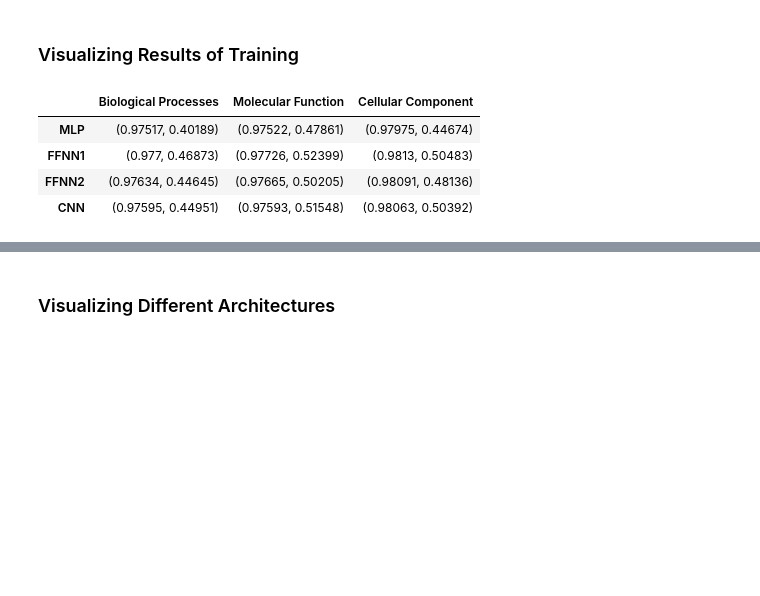
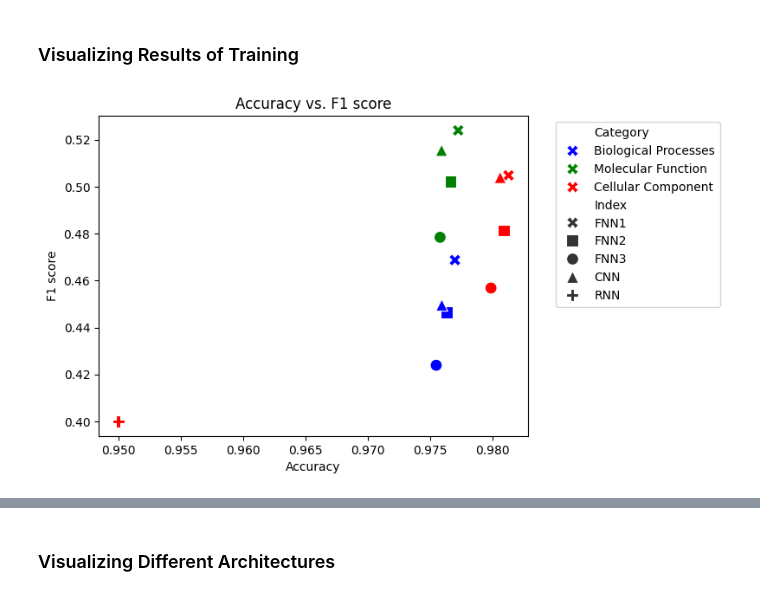
Before and after one commit to Donce530/BiologicalData_PFP, a Jupyter notebook: notebooks/BD_Final_Project.ipynb, the cells around one changed output, grey strips where cells are left out. Cells and saved outputs as stored; diff of their text form; code cells hidden in the pictures; blank space fills up the shorter version.

```diff
--- a/notebooks/BD_Final_Project.ipynb
+++ b/notebooks/BD_Final_Project.ipynb
@@ -242,18 +263,42 @@ CC_df_preds.to_csv("CellComponent_Predictions.tsv",header=False, index=False, se
 # %% [markdown]
 ### Visualizing Results of Training
 # %%
+import pandas as pd
+import seaborn as sns
+import matplotlib.pyplot as plt
+
+# Define the DataFrame
 results = {
-    'Biological Processes': [(0.97700, 0.46873), (0.97634, 0.44645), (0.97550, 0.42391), (0.97595, 0.44951)],
-    'Molecular Function': [(0.97726, 0.52399), (0.97665, 0.50205), (0.97581, 0.47844), (0.97593, 0.51548)],
-    'Cellular Component': [(0.98130, 0.50483), (0.98091, 0.48136), (0.97989, 0.45681), (0.98063, 0.50392)]
+    'Biological Processes': [(0.97700, 0.46873), (0.97634, 0.44645), (0.97550, 0.42391), (0.97595, 0.44951), (0.95, 0.4)],
+    'Molecular Function': [(0.97726, 0.52399), (0.97665, 0.50205), (0.97581, 0.47844), (0.97593, 0.51548), (0.95, 0.4)],
+    'Cellular Component': [(0.98130, 0.50483), (0.98091, 0.48136), (0.97989, 0.45681), (0.98063, 0.50392), (0.95, 0.4)]
     # note tuples are of the format (Accuracy, F1 score)
 }
 
-results_df = pd.DataFrame(results, index = ['FNN1', 'FNN2', 'FNN3', 'CNN', 'RNN'])
-results_df
+results_df = pd.DataFrame(results, index=['FNN1', 'FNN2', 'FNN3', 'CNN', 'RNN'])
+
+# Reshape the DataFrame to long format
+results_df = results_df.stack().reset_index()
+results_df.columns = ['Index', 'Category', 'Value']
+results_df[['Accuracy', 'F1 Score']] = pd.DataFrame(results_df['Value'].tolist(), index=results_df.index)
+
+# Map indices to marker styles
+marker_styles = {'FNN1': 'X', 'FNN2': 's', 'FNN3': 'o', 'CNN': '^', 'RNN': 'P'}
+
+# Map categories to colors
+colors = sns.color_palette("hls", 5)
+category_colors = {'Biological Processes': 'b', 'Molecular Function': 'g', 'Cellular Component': 'r'}
+
+# Plot the scatterplot
+sns.scatterplot(data=results_df, x='Accuracy', y='F1 Score', hue='Category', style='Index', palette=category_colors,
+                markers=marker_styles, s=100)
+
+plt.xlabel('Accuracy')
+plt.ylabel('F1 score')
+plt.title('Accuracy vs. F1 score')
+
+plt.legend(bbox_to_anchor=(1.05, 1), loc='upper left')
+plt.savefig('Accuracy vs F1 Score', bbox_inches='tight')
+plt.show()
 # %% [output]
-|  | Biological Processes | Molecular Function | Cellular Component |
-| MLP | (0.97517, 0.40189) | (0.97522, 0.47861) | (0.97975, 0.44674) |
-| FFNN1 | (0.977, 0.46873) | (0.97726, 0.52399) | (0.9813, 0.50483) |
-| FFNN2 | (0.97634, 0.44645) | (0.97665, 0.50205) | (0.98091, 0.48136) |
-| CNN | (0.97595, 0.44951) | (0.97593, 0.51548) | (0.98063, 0.50392) |
+[figure, added]
```
Also changed, not shown: parts of 11 cells of this notebook.
